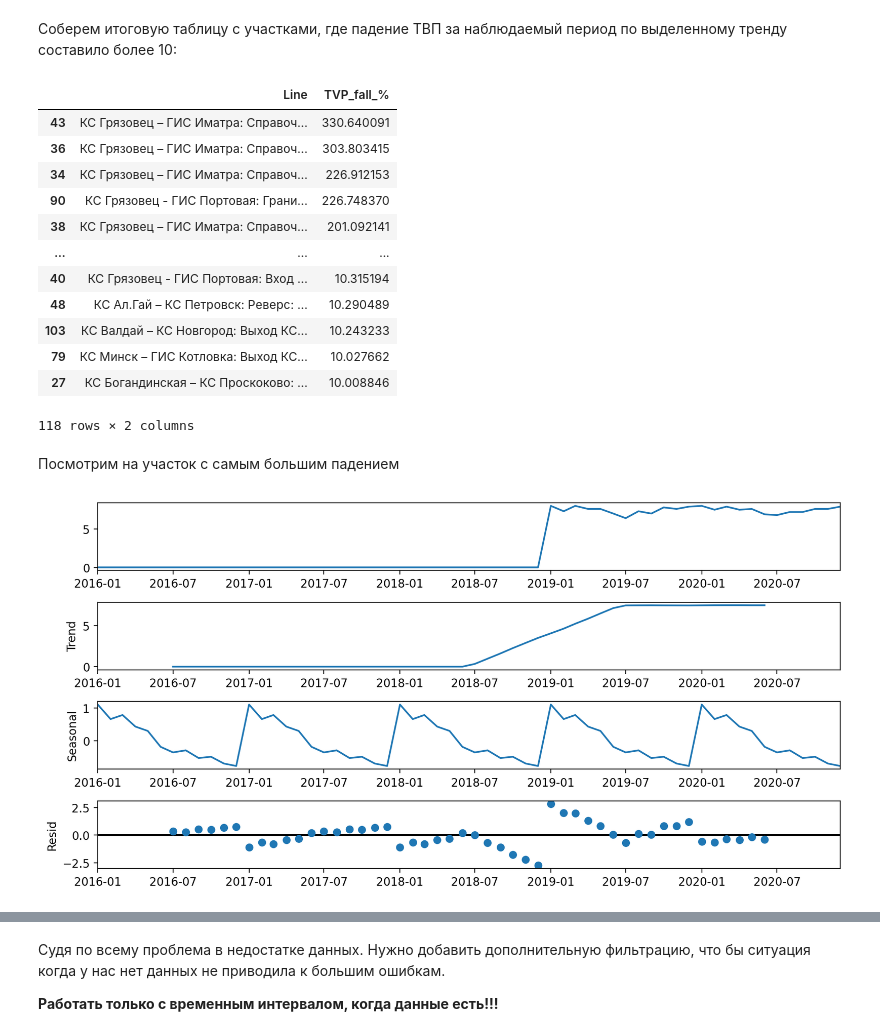
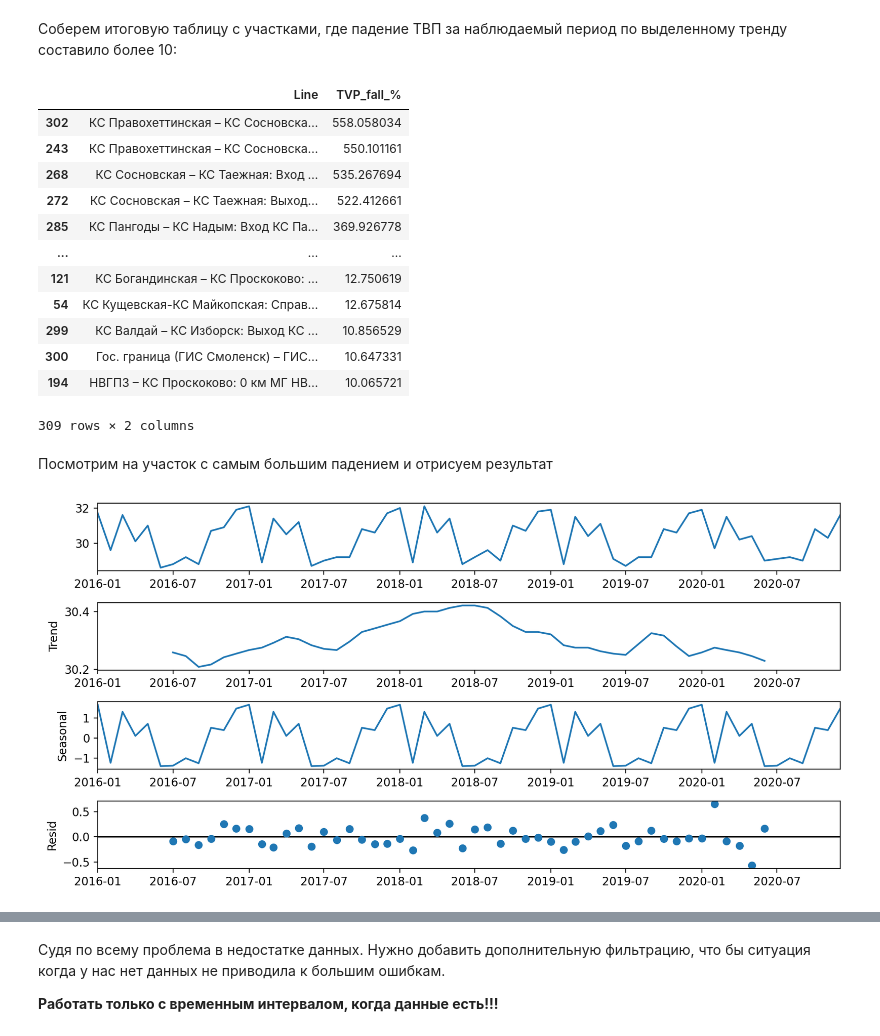
Before and after one commit to stureiko/TFP, a Jupyter notebook: TFP-ML-model.ipynb, the cells around one changed output, grey strips where cells are left out. Cells and saved outputs as stored; diff of their text form; code cells hidden in the pictures.

```diff
--- a/TFP-ML-model.ipynb
+++ b/TFP-ML-model.ipynb
@@ -227,9 +229,8 @@ result.trend.describe()['std']
 # %%
-err_list = []
-critical_lines = pd.DataFrame(columns=['Line', 'TVP_fall_%'])
+
 for l_name in df['line_name'].unique():
     y = df.loc[((df['line_name']==l_name) &
-             (df.date_time.dt.year > 2015))]\
+             (df.date_time.dt.year > 2010))]\
         [['tvp_without_rr', 'date_time']].fillna(0)
     y = y.set_index('date_time')
     y = pd.Series(y['tvp_without_rr'].values, index=y.index)
@@ -254,17 +255,17 @@ print(err_list)
 critical_lines.sort_values(by=['TVP_fall_%'], ascending=False)
 # %% [output]
 |  | Line | TVP_fall_% |
-| 43 | КС Грязовец – ГИС Иматра: Справоч... | 330.640091 |
-| 36 | КС Грязовец – ГИС Иматра: Справоч... | 303.803415 |
-| 34 | КС Грязовец – ГИС Иматра: Справоч... | 226.912153 |
-| 90 | КС Грязовец - ГИС Портовая: Грани... | 226.748370 |
-| 38 | КС Грязовец – ГИС Иматра: Справоч... | 201.092141 |
+| 302 | КС Правохеттинская – КС Сосновска... | 558.058034 |
+| 243 | КС Правохеттинская – КС Сосновска... | 550.101161 |
+| 268 | КС Сосновская – КС Таежная: Вход ... | 535.267694 |
+| 272 | КС Сосновская – КС Таежная: Выход... | 522.412661 |
+| 285 | КС Пангоды – КС Надым: Вход КС Па... | 369.926778 |
 | ... | ... | ... |
-| 40 | КС Грязовец - ГИС Портовая: Вход ... | 10.315194 |
-| 48 | КС Ал.Гай – КС Петровск: Реверс: ... | 10.290489 |
-| 103 | КС Валдай – КС Новгород: Выход КС... | 10.243233 |
-| 79 | КС Минск – ГИС Котловка: Выход КС... | 10.027662 |
-| 27 | КС Богандинская – КС Проскоково: ... | 10.008846 |
+| 121 | КС Богандинская – КС Проскоково: ... | 12.750619 |
+| 54 | КС Кущевская-КС Майкопская: Справ... | 12.675814 |
+| 299 | КС Валдай – КС Изборск: Выход КС ... | 10.856529 |
+| 300 | Гос. граница (ГИС Смоленск) – ГИС... | 10.647331 |
+| 194 | НВГПЗ – КС Проскоково: 0 км МГ НВ... | 10.065721 |
-118 rows × 2 columns
+309 rows × 2 columns
 # %% [markdown]
-Посмотрим на участок с самым большим падением
+Посмотрим на участок с самым большим падением и отрисуем результат
@@ -273,11 +272,13 @@ cr_line = critical_lines.sort_values(by=['TVP_fall_%'], ascending=False).loc[43,
 # %%
+cr_line = critical_lines.sort_values(by=['TVP_fall_%'], ascending=False).loc[302, 'Line']
+
 y = df.loc[((df['line_name']==cr_line) &
              (df.date_time.dt.year > 2015))]\
         [['tvp_without_rr', 'date_time']].fillna(0)
 y = y.set_index('date_time')
 y = pd.Series(y['tvp_without_rr'].values, index=y.index)
 
 result = seasonal_decompose(y, model='additive')
 result.plot();
 # %% [output]
-[figure, old version]
+[figure, new version]
```
Also changed, not shown: parts of 28 cells of this notebook.
